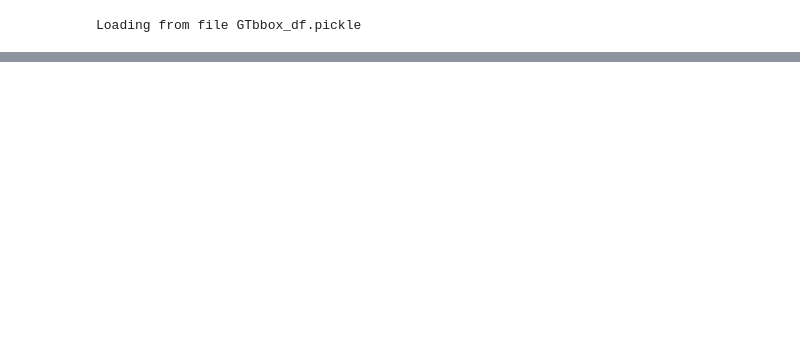
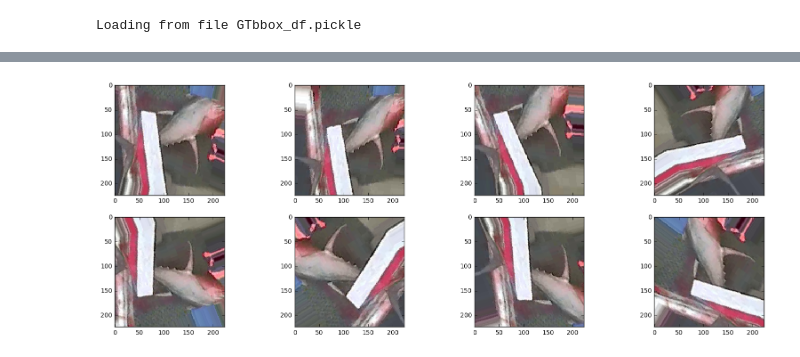
Before and after one commit to darraghdog/fish, a Jupyter notebook: resnet/resnet_01.ipynb, the cells around one changed output, grey strips where cells are left out. Drawn from its saved outputs; the diff is of its cells as text; code cells hidden in the pictures; blank space fills up the shorter version.

```diff
--- a/resnet/resnet_01.ipynb
+++ b/resnet/resnet_01.ipynb
@@ -219,2 +267,7 @@ samples_per_epoch=BATCHSIZE*math.ceil(train_df.groupby('crop_class').size()['ALB
+# %%
+# Augmented data
+plots(aug_imgs, (20,7), 2)
+# %% [output]
+[figure, added]
 # %%
 valid_df[:2]
```
Also changed, not shown: parts of 20 cells of this notebook, 7 other files.
